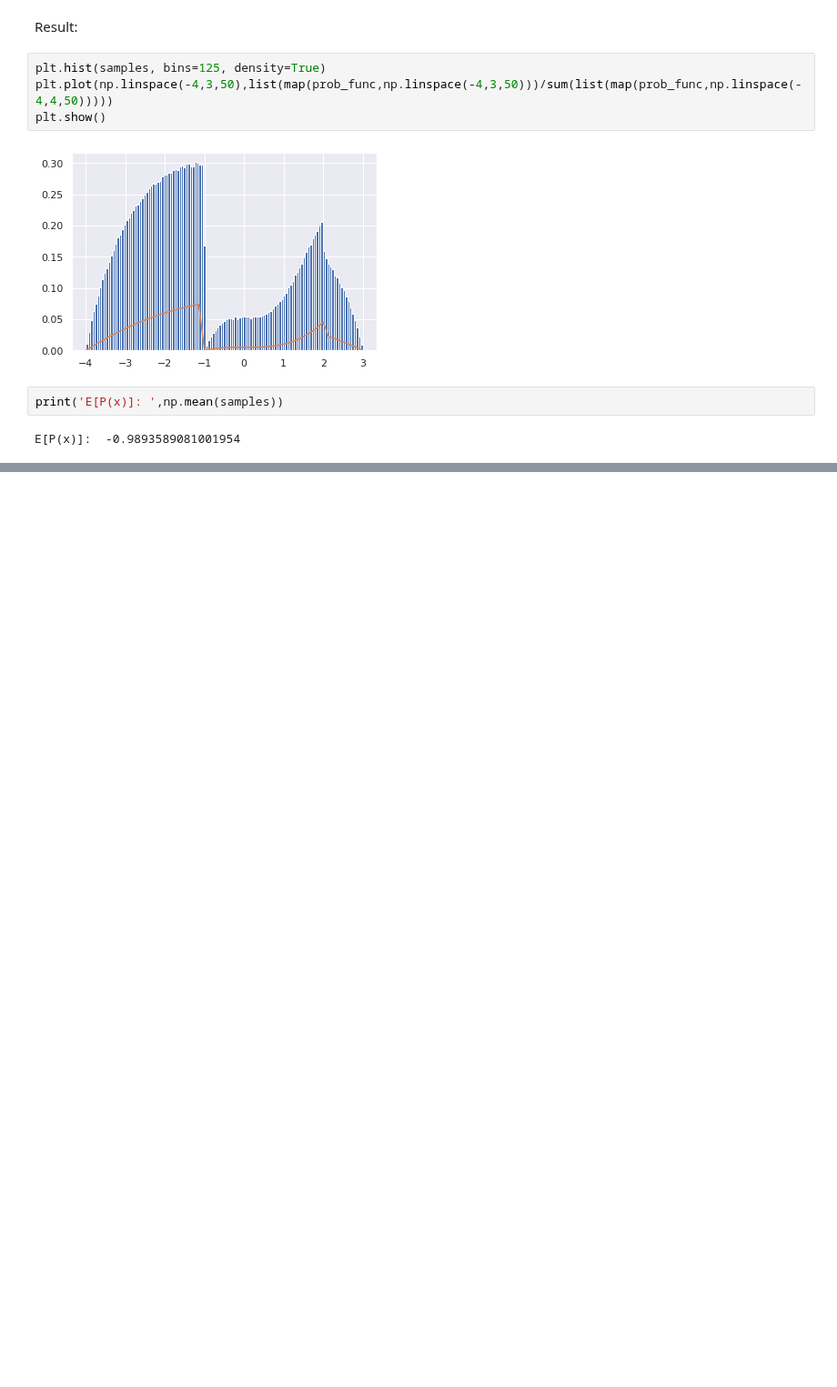
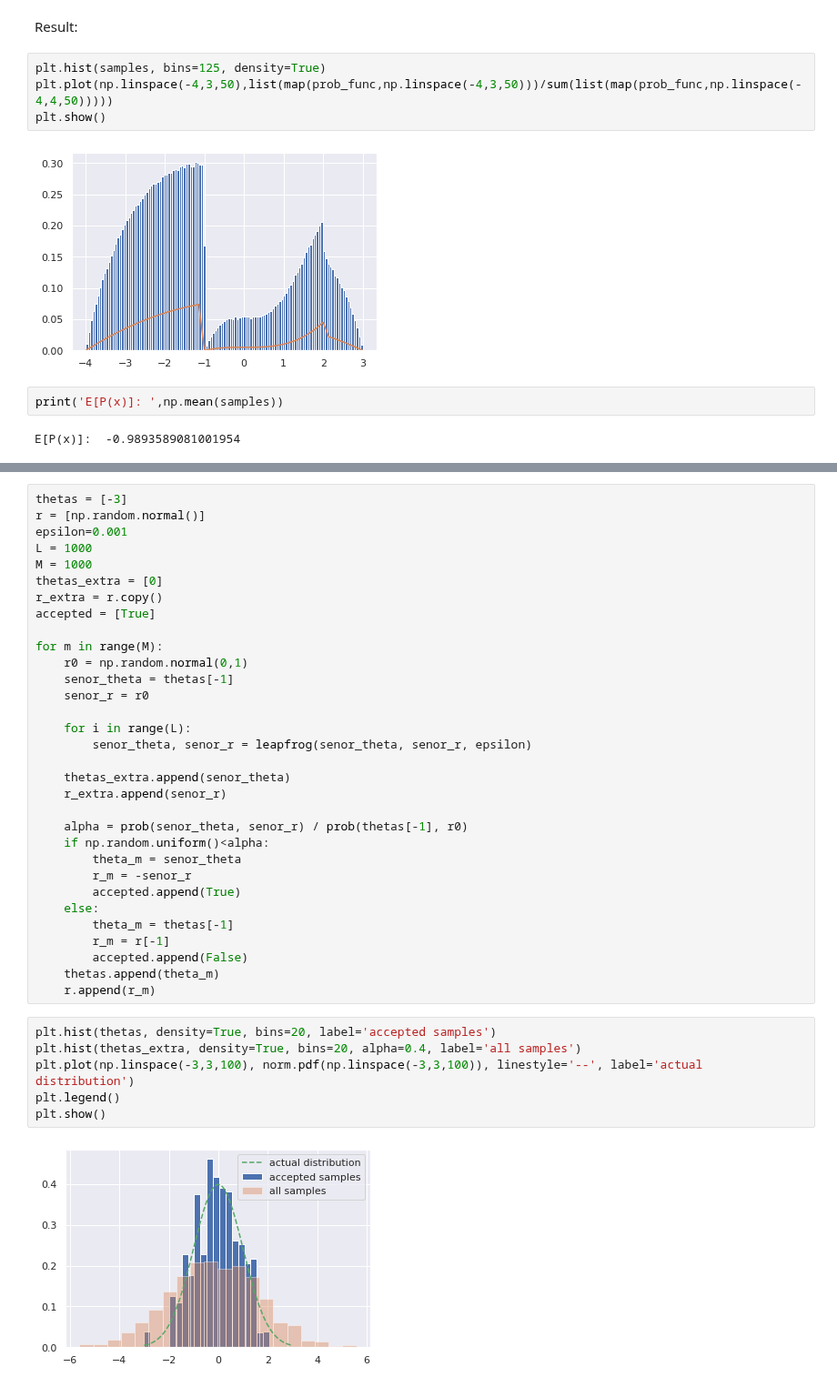
Before and after one commit to tobias-beers/RNA_visualization, a Jupyter notebook: Code/PyStan/Metropolis_Hastings.ipynb, the cells around one changed output, grey strips where cells are left out. Shown at 91% size. Saved outputs shown, nothing was run; the diff lists cells and outputs as text; blank space fills up the shorter version.

```diff
--- a/Code/PyStan/Metropolis_Hastings.ipynb
+++ b/Code/PyStan/Metropolis_Hastings.ipynb
@@ -54,0 +75,40 @@ E[P(x)]:  -0.9893589081001954
+# %%
+thetas = [-3]
+r = [np.random.normal()]
+epsilon=0.001
+L = 1000
+M = 1000
+thetas_extra = [0]
+r_extra = r.copy()
+accepted = [True]
+
+for m in range(M):
+    r0 = np.random.normal(0,1)
+    senor_theta = thetas[-1]
+    senor_r = r0
+
+    for i in range(L):
+        senor_theta, senor_r = leapfrog(senor_theta, senor_r, epsilon)
+
+    thetas_extra.append(senor_theta)
+    r_extra.append(senor_r)
+
+    alpha = prob(senor_theta, senor_r) / prob(thetas[-1], r0)
+    if np.random.uniform()<alpha:
+        theta_m = senor_theta
+        r_m = -senor_r
+        accepted.append(True)
+    else:
+        theta_m = thetas[-1]
+        r_m = r[-1]
+        accepted.append(False)
+    thetas.append(theta_m)
+    r.append(r_m)
+# %%
+plt.hist(thetas, density=True, bins=20, label='accepted samples')
+plt.hist(thetas_extra, density=True, bins=20, alpha=0.4, label='all samples')
+plt.plot(np.linspace(-3,3,100), norm.pdf(np.linspace(-3,3,100)), linestyle='--', label='actual distribution')
+plt.legend()
+plt.show()
+# %% [output]
+[figure, added]
```
Also changed, not shown: parts of 22 cells of this notebook, 8 other files.
